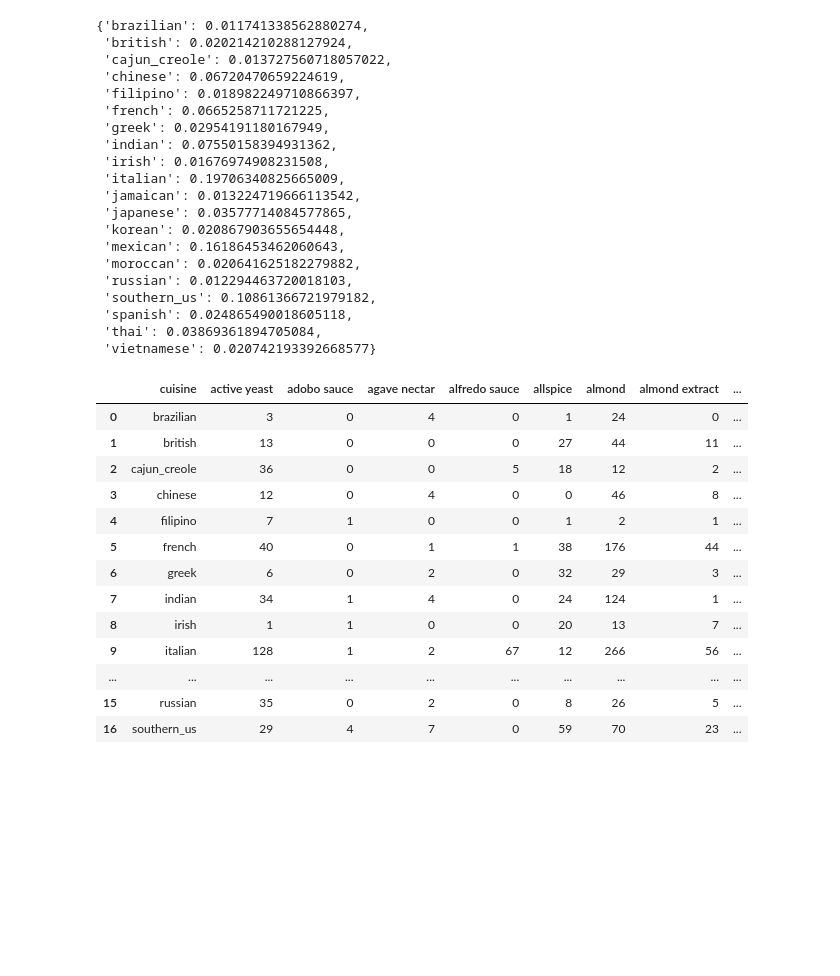
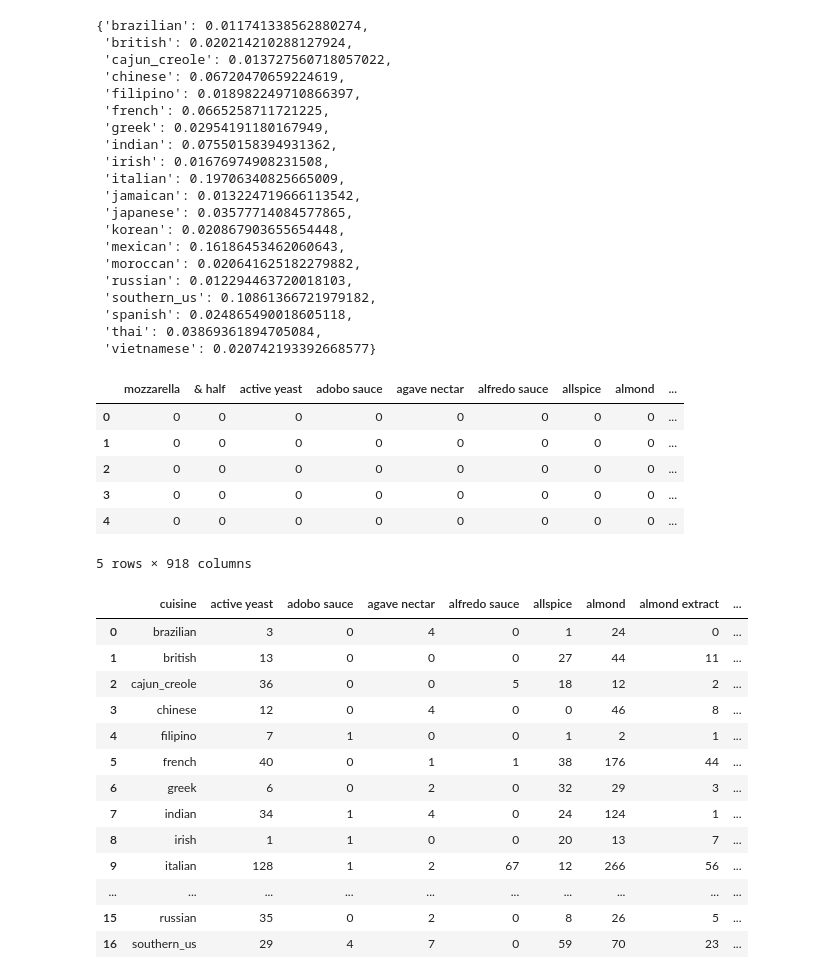
Before and after one commit to rajachak/GA-Data-Science-Capstone-Project, a Jupyter notebook: 02 - Analyze Count Vectorized Data.ipynb, the cells around one changed output. Saved outputs shown, nothing was run; the diff lists cells and outputs as text; code cells hidden in the pictures; blank space fills up the shorter version.

```diff
--- a/02 - Analyze Count Vectorized Data.ipynb
+++ b/02 - Analyze Count Vectorized Data.ipynb
@@ -91,6 +91,16 @@ cuisine_percentages
  'vietnamese': 0.020742193392668577}
 # %%
 df['cuisine'] = recipe_data['cuisine']
+# %%
+df.head()
+# %% [output]
+|  | mozzarella | & half | active yeast | adobo sauce | agave nectar | alfredo sauce | allspice | almond | ... |
+| 0 | 0 | 0 | 0 | 0 | 0 | 0 | 0 | 0 | ... |
+| 1 | 0 | 0 | 0 | 0 | 0 | 0 | 0 | 0 | ... |
+| 2 | 0 | 0 | 0 | 0 | 0 | 0 | 0 | 0 | ... |
+| 3 | 0 | 0 | 0 | 0 | 0 | 0 | 0 | 0 | ... |
+| 4 | 0 | 0 | 0 | 0 | 0 | 0 | 0 | 0 | ... |
+5 rows × 918 columns
 # %%
 ingredient_counts = df.groupby('cuisine').sum().reset_index()
 # %%
```
Also changed, not shown: parts of 2 cells of this notebook, 4 other files.
